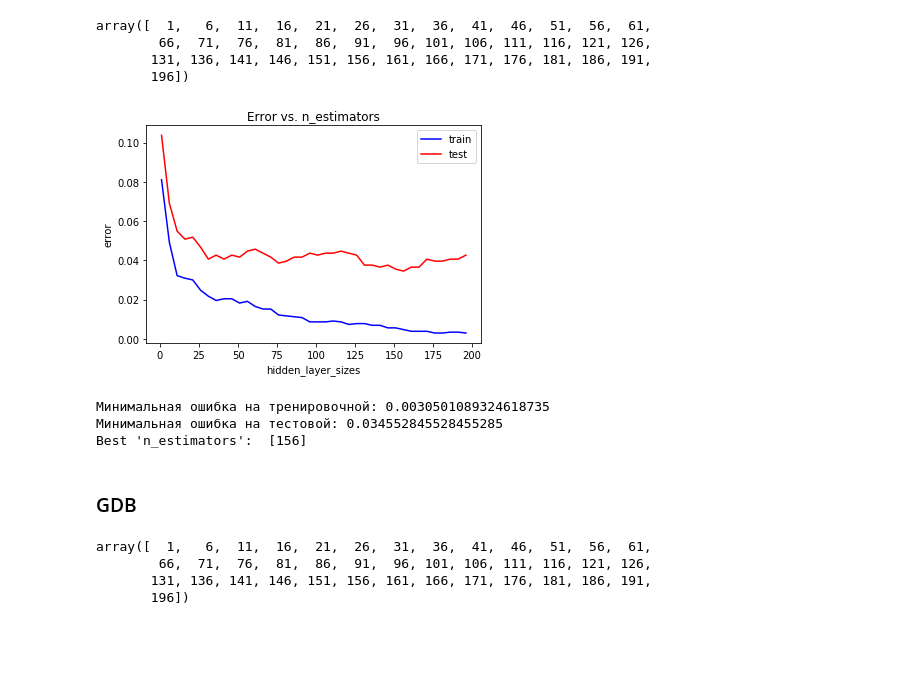
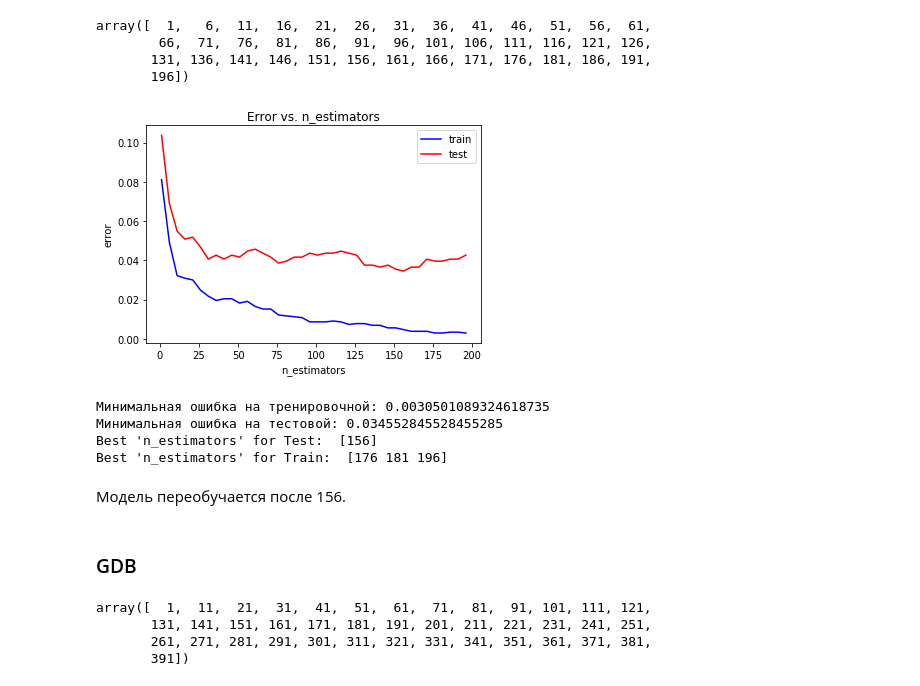
Before and after one commit to Katerina100/MachineLearn, a Jupyter notebook: lab1/DataMining 1.ipynb, the cells around one changed output. Saved outputs shown, nothing was run; the diff lists cells and outputs as text; code cells hidden in the pictures; blank space fills up the shorter version.

```diff
--- a/lab1/DataMining 1.ipynb
+++ b/lab1/DataMining 1.ipynb
@@ -759,14 +760,16 @@ array([ 1,  2,  3,  4,  5,  6,  7,  8,  9, 10, 11, 12, 13, 14, 15, 16, 17,
 # %%
 test_err = []
 train_err = []
+oob_err = []
 for r in range_:
-    mlp_model = RandomForestClassifier(n_estimators=r, max_depth=2, random_state=0)
+    mlp_model = ensemble.RandomForestClassifier(n_estimators=r, random_state=41, n_jobs=-1,oob_score=True)
     mlp_model.fit(X_train, y_train)
 
     y_train_pred = mlp_model.predict(X_train)
     y_test_pred = mlp_model.predict(X_test)
     train_err.append(np.mean(y_train != y_train_pred))
     test_err.append(np.mean(y_test != y_test_pred))
+    oob_err.append(1 - mlp_model.oob_score_)
 # %%
 plt.plot(range_, train_err, 'b', label = 'train')
 plt.plot(range_, test_err, 'r', label = 'test')
@@ -782,6 +786,9 @@ pass
 # %%
 print("Минимальная ошибка на тренировочной:", np.min(train_err))
 print("Минимальная ошибка на тестовой:", np.min(test_err))
+print("Минимальная ошибка OOB:", np.min(oob_err))
 r = range_[test_err == np.min(test_err)]
-print("Best 'n_estimators': ", r)
+print("Best 'n_estimators' for Test: ", r)
+r = range_[train_err == np.min(train_err)]
+print("Best 'n_estimators' for Train: ", r)
 # %% [output]
@@ -805,14 +814,16 @@ array([ 1,  2,  3,  4,  5,  6,  7,  8,  9, 10, 11, 12, 13, 14, 15, 16, 17,
 # %%
 test_err = []
 train_err = []
+oob_err = []
 for r in range_:
-    mlp_model = ensemble.ExtraTreesClassifier(n_estimators = r)
+    mlp_model = ensemble.ExtraTreesClassifier(n_estimators = r, n_jobs=-1, oob_score=True, bootstrap=True)
     mlp_model.fit(X_train, y_train)
 
     y_train_pred = mlp_model.predict(X_train)
     y_test_pred = mlp_model.predict(X_test)
     train_err.append(np.mean(y_train != y_train_pred))
     test_err.append(np.mean(y_test != y_test_pred))
+    oob_err.append(1 - mlp_model.oob_score_)
 # %%
 plt.plot(range_, train_err, 'b', label = 'train')
 plt.plot(range_, test_err, 'r', label = 'test')
@@ -826,7 +838,10 @@ pass
 # %%
 print("Минимальная ошибка на тренировочной:", np.min(train_err))
 print("Минимальная ошибка на тестовой:", np.min(test_err))
+print("Минимальная ошибка OOB:", np.min(oob_err))
 r = range_[test_err == np.min(test_err)]
-print("Best 'n_estimators': ", r)
+print("Best 'n_estimators' for Test: ", r)
+r = range_[train_err == np.min(train_err)]
+print("Best 'n_estimators' for Train: ", r)
 # %% [output]
 Минимальная ошибка на тренировочной: 0.0008714596949891067
@@ -858,32 +877,37 @@ for r in range_:
 # %%
 plt.plot(range_, train_err, 'b', label = 'train')
 plt.plot(range_, test_err, 'r', label = 'test')
 plt.title('Error vs. n_estimators')
-plt.xlabel('hidden_layer_sizes')
+plt.xlabel('n_estimators')
 plt.ylabel('error')
 plt.legend()
 pass
 # %% [output]
-[figure, old version]
+[figure, new version]
 # %%
 print("Минимальная ошибка на тренировочной:", np.min(train_err))
 print("Минимальная ошибка на тестовой:", np.min(test_err))
 r = range_[test_err == np.min(test_err)]
-print("Best 'n_estimators': ", r)
+print("Best 'n_estimators' for Test: ", r)
+r = range_[train_err == np.min(train_err)]
+print("Best 'n_estimators' for Train: ", r)
 # %% [output]
 Минимальная ошибка на тренировочной: 0.0030501089324618735
 Минимальная ошибка на тестовой: 0.034552845528455285
-Best 'n_estimators':  [156]
+Best 'n_estimators' for Test:  [156]
+Best 'n_estimators' for Train:  [176 181 196]
+# %% [markdown]
+Модель переобучается после 156.
 # %% [markdown]
 ### GDB
 # %%
-range_ = np.arange(1,200,5)
+range_ = np.arange(1,400,10)
 range_
 # %% [output]
-array([  1,   6,  11,  16,  21,  26,  31,  36,  41,  46,  51,  56,  61,
-        66,  71,  76,  81,  86,  91,  96, 101, 106, 111, 116, 121, 126,
-       131, 136, 141, 146, 151, 156, 161, 166, 171, 176, 181, 186, 191,
-       196])
+array([  1,  11,  21,  31,  41,  51,  61,  71,  81,  91, 101, 111, 121,
+       131, 141, 151, 161, 171, 181, 191, 201, 211, 221, 231, 241, 251,
+       261, 271, 281, 291, 301, 311, 321, 331, 341, 351, 361, 371, 381,
+       391])
 # %%
 test_err = []
 train_err = []
```
Also changed, not shown: parts of 22 cells of this notebook.
